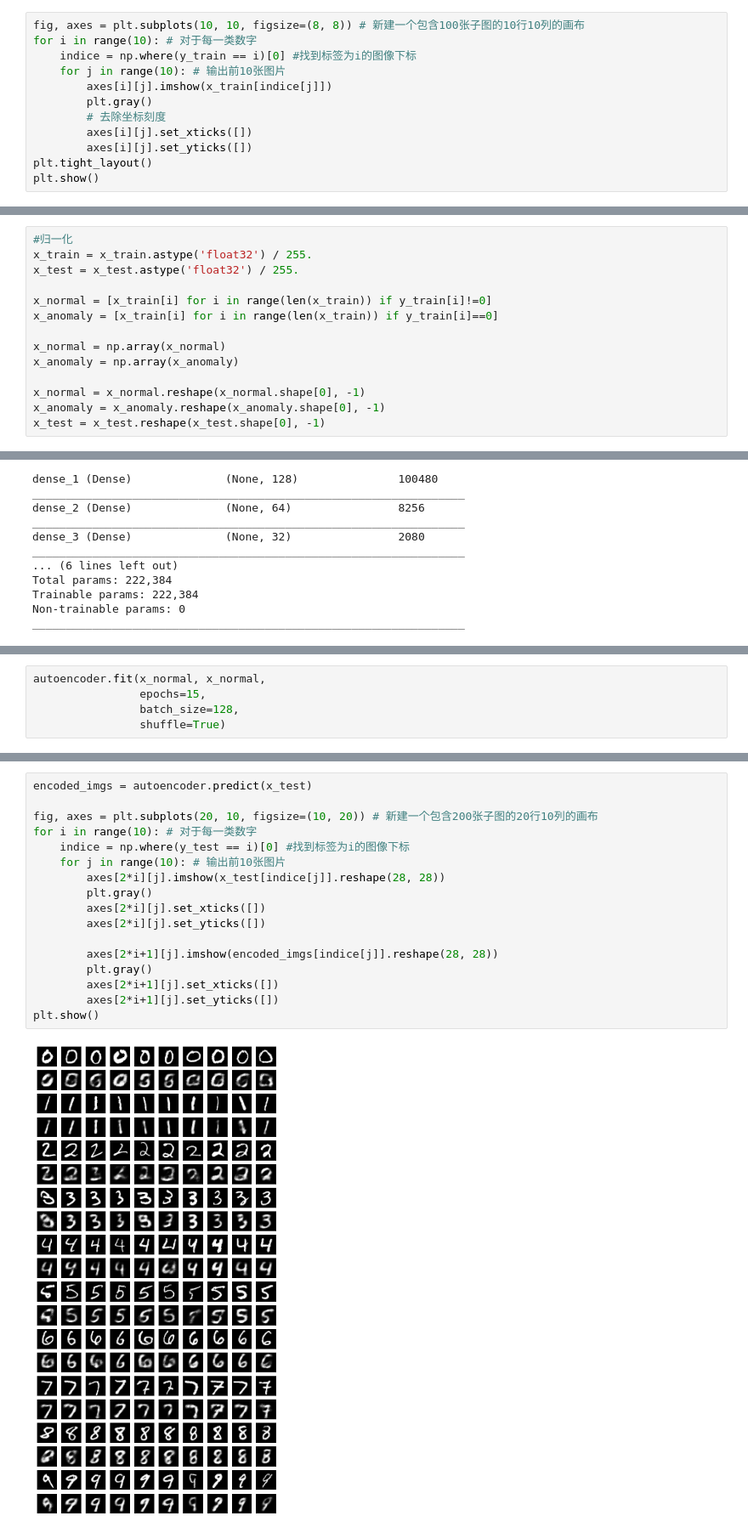
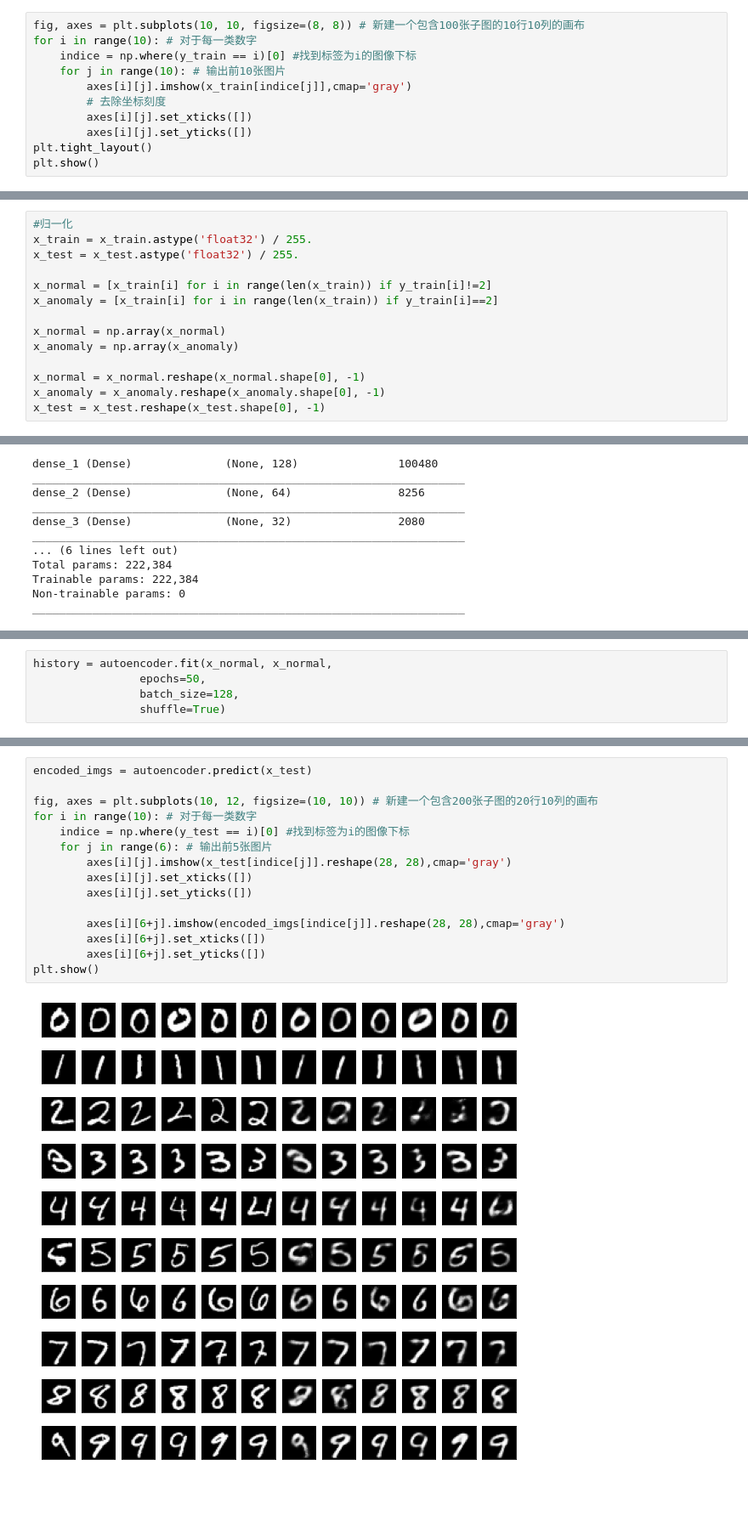
Before and after one commit to Lyra7417/Anomaly_Detection, a Jupyter notebook: Autoencoder_MNIST_keras.ipynb, the cells around one changed output, grey strips where cells are left out. Shown: that part at 85% size. Cells and saved outputs as stored; diff of their text form; blank space fills up the shorter version.

```diff
--- a/Autoencoder_MNIST_keras.ipynb
+++ b/Autoencoder_MNIST_keras.ipynb
@@ -24,8 +44,7 @@ fig, axes = plt.subplots(10, 10, figsize=(8, 8)) # 新建一个包含100张子
 for i in range(10): # 对于每一类数字
     indice = np.where(y_train == i)[0] #找到标签为i的图像下标
     for j in range(10): # 输出前10张图片
-        axes[i][j].imshow(x_train[indice[j]])
-        plt.gray()
+        axes[i][j].imshow(x_train[indice[j]],cmap='gray')
         # 去除坐标刻度
         axes[i][j].set_xticks([])
         axes[i][j].set_yticks([])
@@ -38,8 +57,8 @@ plt.show()
 x_train = x_train.astype('float32') / 255.
 x_test = x_test.astype('float32') / 255.
 
-x_normal = [x_train[i] for i in range(len(x_train)) if y_train[i]!=0]
-x_anomaly = [x_train[i] for i in range(len(x_train)) if y_train[i]==0]
+x_normal = [x_train[i] for i in range(len(x_train)) if y_train[i]!=2]
+x_anomaly = [x_train[i] for i in range(len(x_train)) if y_train[i]==2]
 
 x_normal = np.array(x_normal)
 x_anomaly = np.array(x_anomaly)
@@ -85,6 +118,6 @@ _________________________________________________________________
 # %%
-autoencoder.fit(x_normal, x_normal,
-                epochs=15,
+history = autoencoder.fit(x_normal, x_normal,
+                epochs=50,
                 batch_size=128,
                 shuffle=True)
 # %% [output]
@@ -146,19 +203,17 @@ Anomaly accuracy: 0.8877551020408163
 # %%
 encoded_imgs = autoencoder.predict(x_test)
 
-fig, axes = plt.subplots(20, 10, figsize=(10, 20)) # 新建一个包含200张子图的20行10列的画布
+fig, axes = plt.subplots(10, 12, figsize=(10, 10)) # 新建一个包含200张子图的20行10列的画布
 for i in range(10): # 对于每一类数字
     indice = np.where(y_test == i)[0] #找到标签为i的图像下标
-    for j in range(10): # 输出前10张图片
-        axes[2*i][j].imshow(x_test[indice[j]].reshape(28, 28))
-        plt.gray()
-        axes[2*i][j].set_xticks([])
-        axes[2*i][j].set_yticks([])
+    for j in range(6): # 输出前5张图片
+        axes[i][j].imshow(x_test[indice[j]].reshape(28, 28),cmap='gray')
+        axes[i][j].set_xticks([])
+        axes[i][j].set_yticks([])
 
-        axes[2*i+1][j].imshow(encoded_imgs[indice[j]].reshape(28, 28))
-        plt.gray()
-        axes[2*i+1][j].set_xticks([])
-        axes[2*i+1][j].set_yticks([])
+        axes[i][6+j].imshow(encoded_imgs[indice[j]].reshape(28, 28),cmap='gray')
+        axes[i][6+j].set_xticks([])
+        axes[i][6+j].set_yticks([])
 plt.show()
 # %% [output]
-[figure, old version]
+[figure, new version]
```
Also changed, not shown: parts of 10 cells of this notebook.
